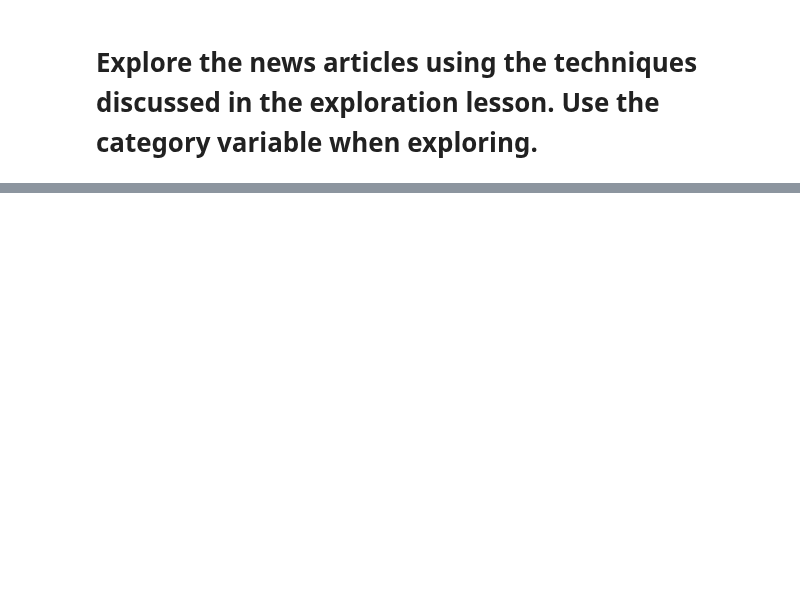
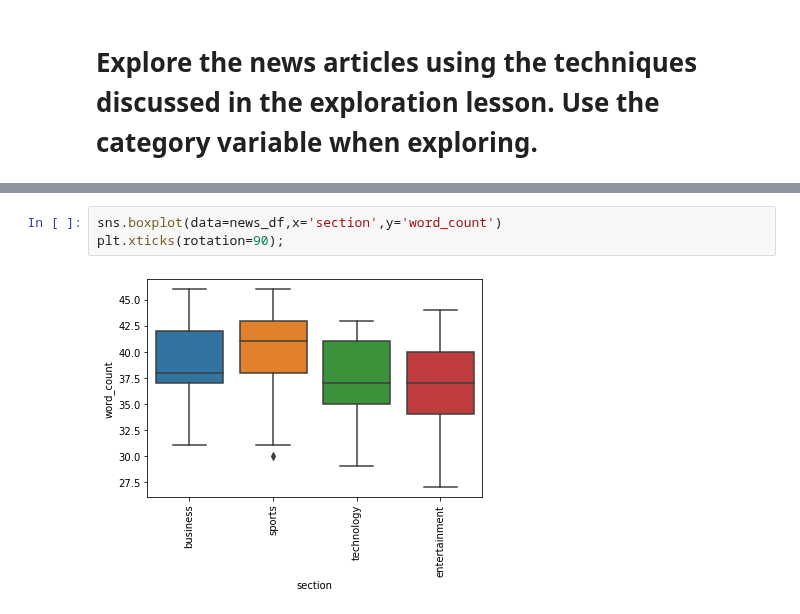
Before and after one commit to brianclements03/nlp, a Jupyter notebook: explore_current_draft.ipynb, the cells around one changed output, grey strips where cells are left out. Cells and saved outputs as stored; diff of their text form; blank space fills up the shorter version.

```diff
--- a/explore_current_draft.ipynb
+++ b/explore_current_draft.ipynb
@@ -849,0 +1005,5 @@ news_df.head(2)
+# %%
+sns.boxplot(data=news_df,x='section',y='word_count')
+plt.xticks(rotation=90);
+# %% [output]
+[figure, added]
```
Also changed, not shown: parts of 44 cells of this notebook, 3 other files.
